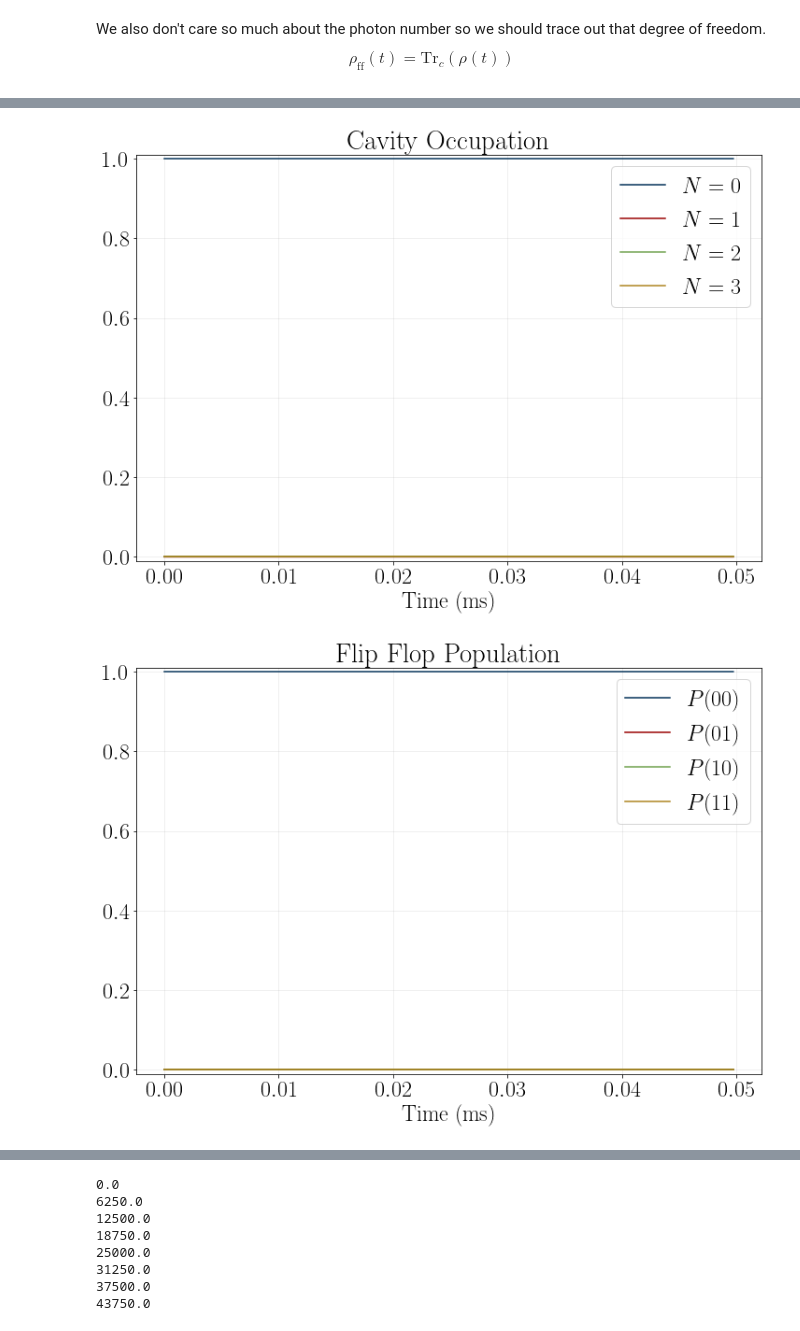
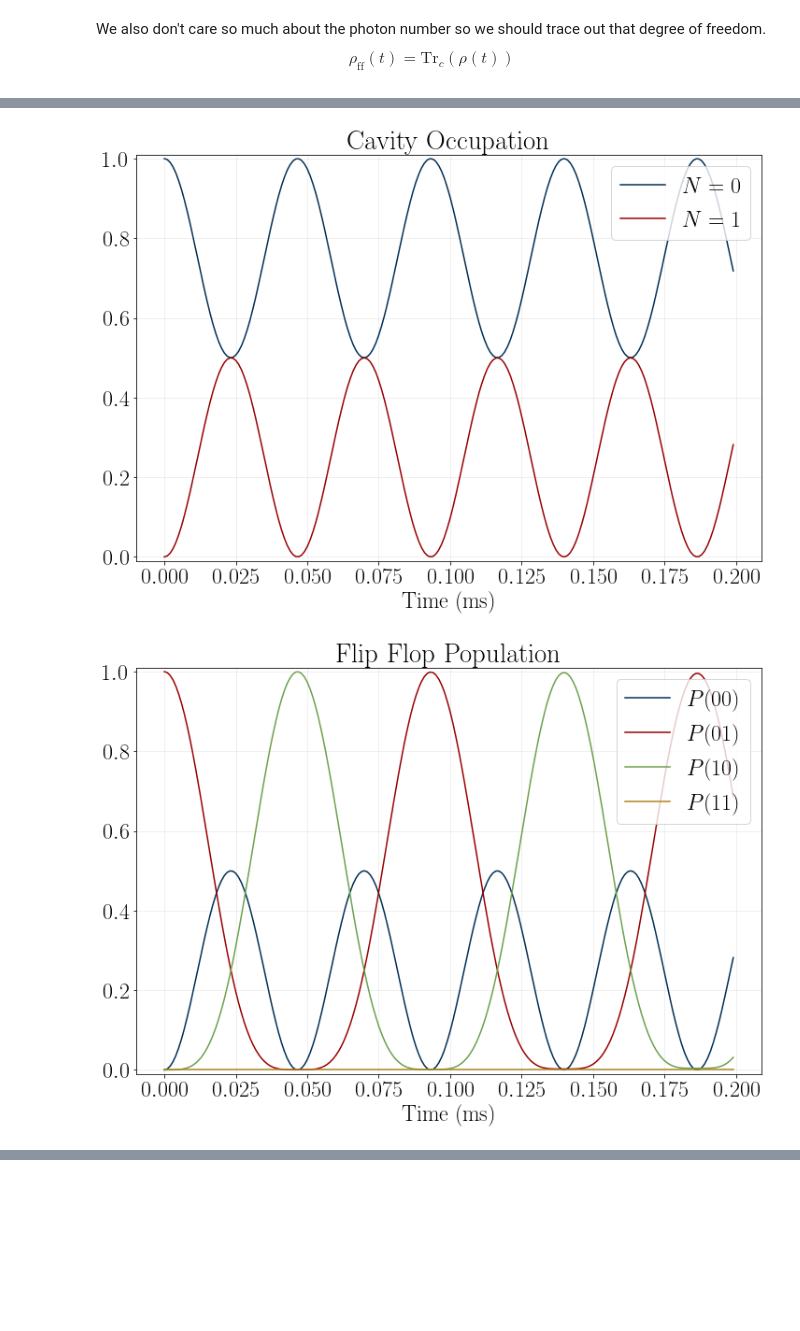
Before and after one commit to jtruong04/FlipFlopQubit_CavityCoupling, a Jupyter notebook: Time_Evolution.ipynb, the cells around one changed output, grey strips where cells are left out. Cells and saved outputs as stored; diff of their text form; code cells hidden in the pictures; blank space fills up the shorter version.

```diff
--- a/Time_Evolution.ipynb
+++ b/Time_Evolution.ipynb
@@ -89,7 +90,7 @@ Nm = 1 # Number of cavity modes
 
 # You can play around with these
 Nd = 2 # Number of donor qubits
-Np = 3 # Maximum number of photons per mode
+Np = 1 # Maximum number of photons per mode
 Nn = 2 # Nd
 
 #                    IX, IZ, XI, XX, XZ, YY, ZI, ZX, ZZ
@@ -113,14 +114,14 @@ initial_total_state = np.kron(initial_cavity_state,initial_flipflop_state)
 noisenum=[0,2]
 
 simParam = [
-    {'wc':0, 'gc':0.01, 'Tmax':50000},
-    {'wc':0, 'gc':0.001, 'Tmax':200000},
-    {'wc':-0.01, 'gc':0.01, 'Tmax':250000},
-    {'wc':-0.01, 'gc':0.001, 'Tmax':2000000},
-    {'wc':-1, 'gc':0.01, 'Tmax':200000},
+    # {'wc':0, 'g':0.01, 'Tmax':50000},
+    {'wc':0, 'g':0.001, 'Tmax':200000},
+    # {'wc':-0.01, 'g':0.01, 'Tmax':250000},
+    # {'wc':-0.01, 'g':0.001, 'Tmax':2000000},
+    # {'wc':-1, 'g':0.01, 'Tmax':200000},
 ]
-for initialPhoton in range(Np+1):
-    for initialFF in [5]:
+for initialPhoton in [0]:#range(Np+1):
+    for initialFF in [1]:
         # Initialize cavity( to va)cuum state
         initial_cavity_state_single_mode = np.zeros(((Np+1),1))
         initial_cavity_state_single_mode[initialPhoton,:] = 1
@@ -134,7 +135,7 @@ for initialPhoton in range(Np+1):
 
         for sim in simParam:
             detuning = sim['wc']
-            gc = sim['gc']
+            g = sim['g']
             T_Max = sim['Tmax']
             # Build parameter dicts
             parameters_qubits = []
@@ -142,7 +143,7 @@ for initialPhoton in range(Np+1):
                 parameters_qubits.append({'Vt':11.4, 'wB':11.15, 'eps':1.15})
             parameters_cavity = []
             for _ in range(Nm):
-                parameters_cavity.append({'wc': 10 , 'gc':gc})
+                parameters_cavity.append({'wc': 10 , 'gc':g})
             parameters_noise = []
             for i in range(Nn):
                 parameters_noise.append({'type':Pink(wl=2.0*np.pi*1e-15,wh=2.0*np.pi*1e3),'wn':0.323,'effected_donors':np.eye(1,Nd,i).flatten()})
@@ -162,20 +163,34 @@ for initialPhoton in range(Np+1):
             for mode in range(Nm):
                 system.parameters_cavity[mode]['wc']=w01+detuning
             # Compute
+
+            en = system.Energies()[0]
+            print("Energies:", en)
+            _, z = system.ElectronPosition()
+            print("Zcoefs:", z[0])
+            print()
+            print(" gf = ", 0.5*g*z[0][3,1])
+            print(" gc = ", 0.5*g*z[0][1,0])
+            print(" df = ", en[1,1]-en[0,0]-system.parameters_cavity[mode]['wc'])
+            print(" dc = ", en[2,2]-en[0,0]-system.parameters_cavity[mode]['wc'])
+            print(" z11 = ", z[0][1,1])
+            print(" z22 = ", z[0][2,2])
+            print(" wn = ", 0.323)
+
             N_t =200
             t, rho, rho_zeroNoise =  computeDensityMatrix(system, initial_total_state, T_Max, N_t, dephaseOnly=True, approxInteraction=approxInteraction,approxNoise=approxNoise)
             # Plot and save
             rho_cav, rho_ff = partialTrace(rho_zeroNoise, (Np+1)**Nm, Nq**Nd)
             timeString = datetime.datetime.now().strftime('%m%d%H%M%S')
             filename = plotCavityPopulation(t, rho_cav, name = f"{timeString}_{Nd}q{Np}p_Cavity_zeroNoise")
-            saveParameters(filename,parameters_qubits,parameters_cavity, parameters_noise,detuning=detuning,approxInteraction=approxInteraction,approxNoise=approxNoise)
+            saveParameters(filename,parameters_qubits,parameters_cavity, parameters_noise,detuning=detuning)
             filename = plotFlipFlopPopulation(t, rho_ff, Nd, states=[0,1,4,5],name = f"{timeString}_{Nd}q{Np}p_FlipFlop_zeroNoise")
-            saveParameters(filename,parameters_qubits,parameters_cavity, parameters_noise,detuning=detuning,approxInteraction=approxInteraction,approxNoise=approxNoise)
+            saveParameters(filename,parameters_qubits,parameters_cavity, parameters_noise,detuning=detuning)
 
             rho_cav, rho_ff = partialTrace(rho, (Np+1)**Nm, Nq**Nd)
             timeString = datetime.datetime.now().strftime('%m%d%H%M%S')
             filename = plotCavityPopulation(t, rho_cav, name = f"{timeString}_{Nd}q{Np}p_Cavity_withNoise")
-            saveParameters(filename, parameters_qubits,parameters_cavity, parameters_noise,detuning=detuning,approxInteraction=approxInteraction,approxNoise=approxNoise)
+            saveParameters(filename, parameters_qubits,parameters_cavity, parameters_noise,detuning=detuning)
             filename = plotFlipFlopPopulation(t, rho_ff, Nd, states=[0,1,4,5],name = f"{timeString}_{Nd}q{Np}p_FlipFlop_withNoise")
-            saveParameters(filename,parameters_qubits,parameters_cavity, parameters_noise,detuning=detuning,approxInteraction=approxInteraction,approxNoise=approxNoise)
+            saveParameters(filename,parameters_qubits,parameters_cavity, parameters_noise,detuning=detuning)
 # %% [output]
@@ -190,3 +213,3 @@ for initialPhoton in range(Np+1):
 findfont: Font family ['serif'] not found. Falling back to DejaVu Sans.
-[figure, old version]
+[figure, new version]
-[figure, old version]
+[figure, new version]
@@ -195,8 +217,0 @@ findfont: Font family ['serif'] not found. Falling back to DejaVu Sans.
-0.0
-6250.0
-12500.0
-18750.0
-25000.0
-31250.0
-37500.0
-43750.0
```
Also changed, not shown: parts of 6 cells of this notebook, 16 other files.
